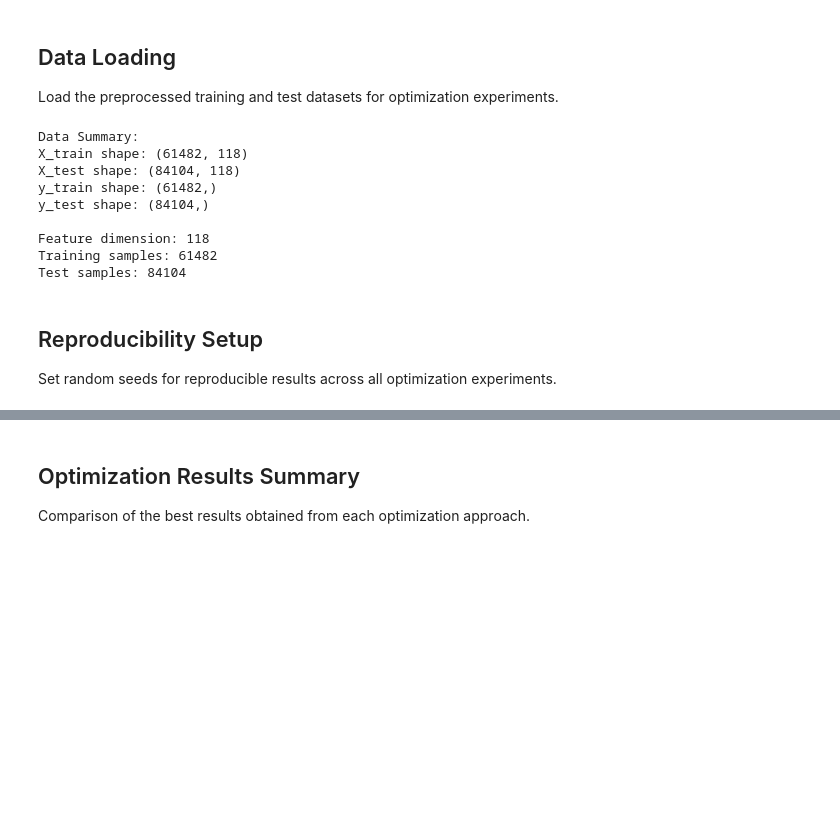
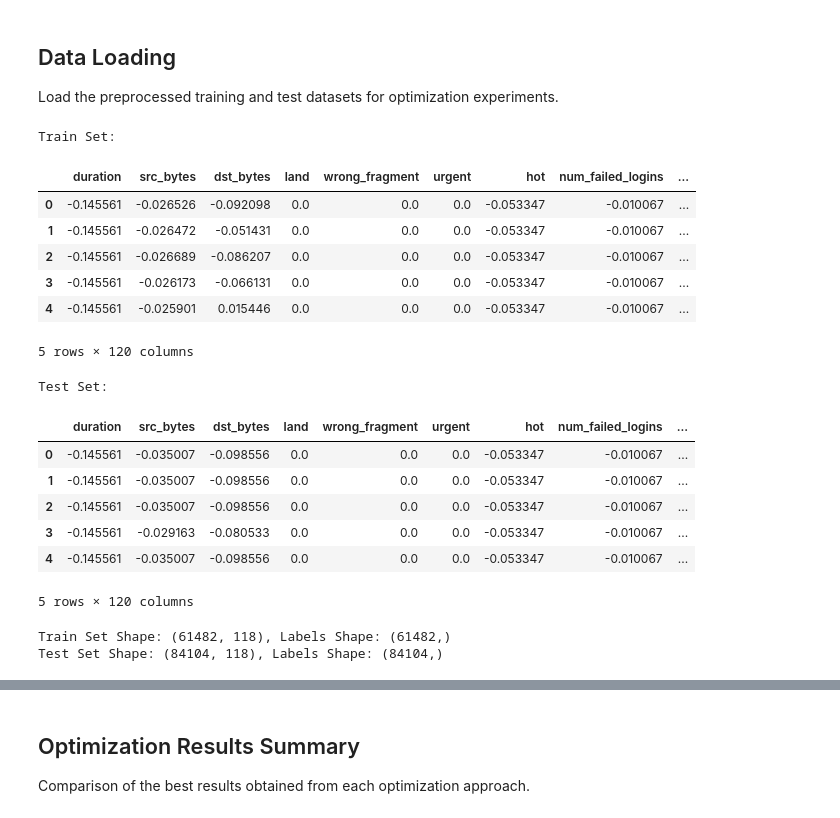
Before and after one commit to KalleStew/SEP740-Project19-AnomalyDetection, a Jupyter notebook: notebooks/03_ModelOpmization.ipynb, the cells around one changed output, grey strips where cells are left out. Drawn from its saved outputs; the diff is of its cells as text; code cells hidden in the pictures; blank space fills up the shorter version.

```diff
--- a/notebooks/03_ModelOpmization.ipynb
+++ b/notebooks/03_ModelOpmization.ipynb
@@ -44,36 +53,56 @@ sns.set_palette("husl")
 
 Load the preprocessed training and test datasets for optimization experiments.
 # %%
-# Initialize project paths
-project_root = resolve_project_root()
-data_dir = project_root / "data" / "processed"
+# Load train and test tables
+train_data_path = data_dir / "train.csv"
+test_data_path = data_dir / "test.csv"
 
-# Load datasets
-X_train = np.load(data_dir / "X_train.npy")
-X_test = np.load(data_dir / "X_test.npy")
-y_train = np.load(data_dir / "y_train.npy")
-y_test = np.load(data_dir / "y_test.npy")
+train_set = load_data(train_data_path)
+test_set = load_data(test_data_path)
 
-# Display data summary
-print("Data Summary:")
-print(f"X_train shape: {X_train.shape}")
-print(f"X_test shape: {X_test.shape}")
-print(f"y_train shape: {y_train.shape}")
-print(f"y_test shape: {y_test.shape}")
-print(f"\nFeature dimension: {X_train.shape[1]}")
-print(f"Training samples: {X_train.shape[0]}")
-print(f"Test samples: {X_test.shape[0]}")
+print("Train Set:")
+display(train_set.head())
+print("Test Set:")
+display(test_set.head())
+
+# Convert labels to numeric classes expected by sklearn metrics
+label_to_int = {"normal": 0, "anomaly": 1}
+
+feature_cols = [c for c in train_set.columns if c not in ["label", "binary_label"]]
+X_train_df = train_set[feature_cols]
+X_test_df = test_set[feature_cols]
+
+y_train_series = train_set["binary_label"].map(label_to_int)
+y_test_series = test_set["binary_label"].map(label_to_int)
+
+if y_train_series.isna().any() or y_test_series.isna().any():
+    raise ValueError("Unexpected values found in binary_label. Expected only 'normal' and 'anomaly'.")
+
+# Default source: arrays built from CSV
+X_train = X_train_df.to_numpy(dtype=np.float32)
+X_test = X_test_df.to_numpy(dtype=np.float32)
+y_train = y_train_series.to_numpy(dtype=np.int32)
+y_test = y_test_series.to_numpy(dtype=np.int32)
+source = "CSV-derived arrays"
+
+print(f"Train Set Shape: {X_train.shape}, Labels Shape: {y_train.shape}")
+print(f"Test Set Shape: {X_test.shape}, Labels Shape: {y_test.shape}")
 # %% [output]
-Data Summary:
-X_train shape: (61482, 118)
-X_test shape: (84104, 118)
-y_train shape: (61482,)
-y_test shape: (84104,)
-
-Feature dimension: 118
-Training samples: 61482
-Test samples: 84104
+Train Set:
+|  | duration | src_bytes | dst_bytes | land | wrong_fragment | urgent | hot | num_failed_logins | ... |
+| 0 | -0.145561 | -0.026526 | -0.092098 | 0.0 | 0.0 | 0.0 | -0.053347 | -0.010067 | ... |
+| 1 | -0.145561 | -0.026472 | -0.051431 | 0.0 | 0.0 | 0.0 | -0.053347 | -0.010067 | ... |
+| 2 | -0.145561 | -0.026689 | -0.086207 | 0.0 | 0.0 | 0.0 | -0.053347 | -0.010067 | ... |
+| 3 | -0.145561 | -0.026173 | -0.066131 | 0.0 | 0.0 | 0.0 | -0.053347 | -0.010067 | ... |
+| 4 | -0.145561 | -0.025901 | 0.015446 | 0.0 | 0.0 | 0.0 | -0.053347 | -0.010067 | ... |
+5 rows × 120 columns
+Test Set:
+|  | duration | src_bytes | dst_bytes | land | wrong_fragment | urgent | hot | num_failed_logins | ... |
+| 0 | -0.145561 | -0.035007 | -0.098556 | 0.0 | 0.0 | 0.0 | -0.053347 | -0.010067 | ... |
+| 1 | -0.145561 | -0.035007 | -0.098556 | 0.0 | 0.0 | 0.0 | -0.053347 | -0.010067 | ... |
+| 2 | -0.145561 | -0.035007 | -0.098556 | 0.0 | 0.0 | 0.0 | -0.053347 | -0.010067 | ... |
+| 3 | -0.145561 | -0.029163 | -0.080533 | 0.0 | 0.0 | 0.0 | -0.053347 | -0.010067 | ... |
+| 4 | -0.145561 | -0.035007 | -0.098556 | 0.0 | 0.0 | 0.0 | -0.053347 | -0.010067 | ... |
+5 rows × 120 columns
+Train Set Shape: (61482, 118), Labels Shape: (61482,)
+Test Set Shape: (84104, 118), Labels Shape: (84104,)
-# %% [markdown]
-## Reproducibility Setup
-
-Set random seeds for reproducible results across all optimization experiments.
```
Also changed, not shown: parts of 10 cells of this notebook, 25 other files.
